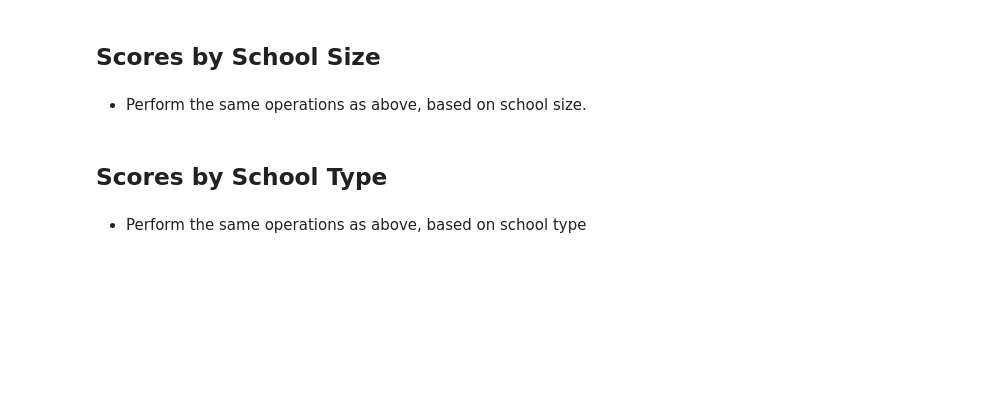
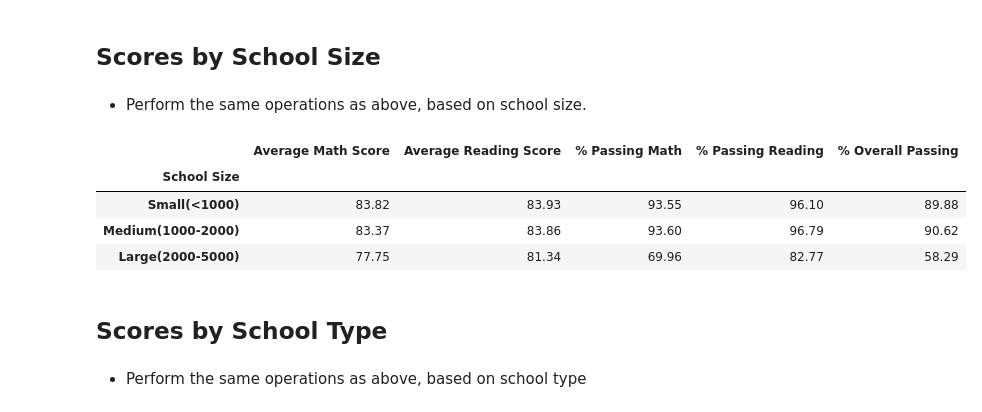
Before and after one commit to pammeyer80/pandas-challenge, a Jupyter notebook: PyCitySchools/PyCitySchools_starter.ipynb, the cells around one changed output. Drawn from its saved outputs; the diff is of its cells as text; code cells hidden in the pictures; blank space fills up the shorter version.

Commit message:
add scores by size and scores by school type summaries

```diff
--- a/PyCitySchools/PyCitySchools_starter.ipynb
+++ b/PyCitySchools/PyCitySchools_starter.ipynb
@@ -103,7 +103,7 @@ district_summary_df
 
 * Create a dataframe to hold the above results
 # %%
-reduced_school_data_df = school_data_complete[["school_name", "type", "Student ID", "budget", "math_score", "reading_score"] ]
+reduced_school_data_df = school_data_complete.loc[:,["school_name", "type", "Student ID", "budget", "size", "math_score", "reading_score"] ]
 passed_math_df = reduced_school_data_df.loc[reduced_school_data_df["math_score"] >= 70, :]
 passed_reading_df = reduced_school_data_df.loc[reduced_school_data_df["reading_score"] >= 70, :]
 passed_both_df = school_data_complete.loc[(school_data_complete["reading_score"] >= 70) & (school_data_complete["math_score"] >= 70) , :]
@@ -117,6 +117,7 @@ grouped_schools_both = passed_both_df.groupby(["school_name"], as_index=False)
 
 grouped_schools_student_df = pd.DataFrame(grouped_schools_type["Student ID"].count())
 grouped_schools_budget_df = pd.DataFrame(grouped_schools["budget"].max())
+grouped_schools_size_df = pd.DataFrame(grouped_schools["size"].max())
 grouped_schools_math_df = pd.DataFrame(grouped_schools["math_score"].mean())
 grouped_schools_read_df = pd.DataFrame(grouped_schools["reading_score"].mean())
 
@@ -125,6 +126,7 @@ grouped_schools_passread_df = pd.DataFrame(grouped_schools_read["reading_score"]
 grouped_schools_passboth_df = pd.DataFrame(grouped_schools_both["Student ID"].count())
 
 merge_df = pd.merge(grouped_schools_student_df, grouped_schools_budget_df, on="school_name")
+merge_df = pd.merge(merge_df, grouped_schools_size_df, on="school_name")
 merge_df = pd.merge(merge_df, grouped_schools_math_df, on="school_name")
 merge_df = pd.merge(merge_df, grouped_schools_read_df, on="school_name")
 merge_df = pd.merge(merge_df, grouped_schools_passmath_df, on="school_name")
@@ -370,6 +372,43 @@ school_spending_group_df
 ## Scores by School Size
 # %% [markdown]
 * Perform the same operations as above, based on school size.
+# %%
+#Create dataframe of needed columns only
+school_size_df = school_summary_df.loc[:, ["size", "Average Math Score","Average Reading Score", "% Passing Math", "% Passing Reading", "% Overall Passing"]]
+
+#Create bins
+size_bins = [0, 1000, 2000, 5000]
+
+#Identify grouping labels
+size_group_labels = ["Small(<1000)", "Medium(1000-2000)", "Large(2000-5000)"]
+
+#Add size grouping
+school_size_df["School Size"] = pd.cut(school_size_df["size"], size_bins, labels=size_group_labels, include_lowest=True)
+
+#Group the data
+school_size_group = school_size_df.groupby("School Size")
+
+#Create final dataframe of average size data
+school_size_group_df = school_size_group.mean()
+
+#Format dataframe columns
+school_size_group_df["Average Math Score"] = school_size_group_df["Average Math Score"].map("{:.2f}".format)
+school_size_group_df["Average Reading Score"] = school_size_group_df["Average Reading Score"].map("{:.2f}".format)
+school_size_group_df["% Passing Math"] = school_size_group_df["% Passing Math"].map("{:.2f}".format)
+school_size_group_df["% Passing Reading"] = school_size_group_df["% Passing Reading"].map("{:.2f}".format)
+school_size_group_df["% Overall Passing"] = school_size_group_df["% Overall Passing"].map("{:.2f}".format)
+
+#Organize columns
+school_size_group_df = school_size_group_df[["Average Math Score","Average Reading Score", "% Passing Math", "% Passing Reading", "% Overall Passing"]]
+
+#Show summary of size
+school_size_group_df
+# %% [output]
+|  | Average Math Score | Average Reading Score | % Passing Math | % Passing Reading | % Overall Passing |
+| School Size |  |  |  |  |  |
+| Small(<1000) | 83.82 | 83.93 | 93.55 | 96.10 | 89.88 |
+| Medium(1000-2000) | 83.37 | 83.86 | 93.60 | 96.79 | 90.62 |
+| Large(2000-5000) | 77.75 | 81.34 | 69.96 | 82.77 | 58.29 |
 # %% [markdown]
 ## Scores by School Type
 # %% [markdown]
```
Also changed, not shown: parts of 3 cells of this notebook.
